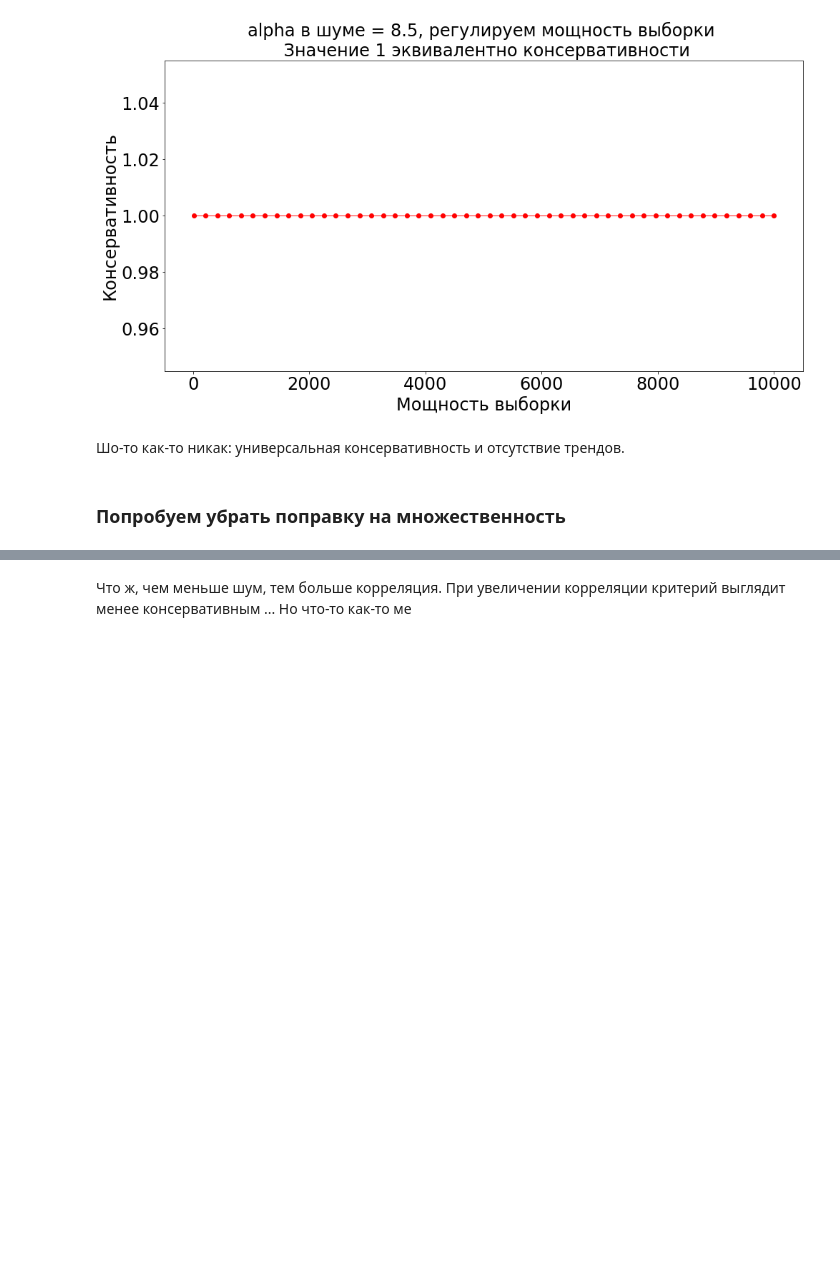
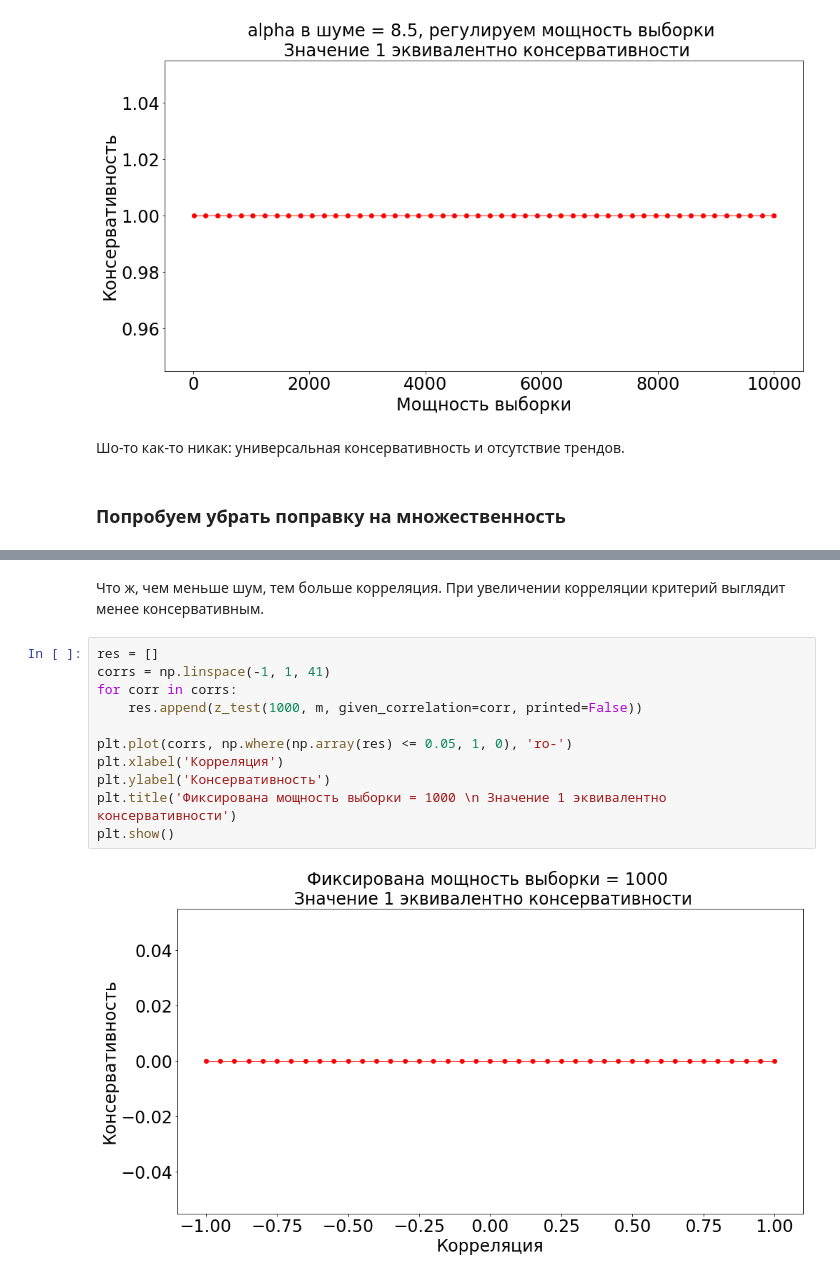
Before and after one commit to puchkovki/psad, a Jupyter notebook: labs/lab2/task1.ipynb, the cells around one changed output, grey strips where cells are left out. Saved outputs shown, nothing was run; the diff lists cells and outputs as text; blank space fills up the shorter version.

```diff
--- a/labs/lab2/task1.ipynb
+++ b/labs/lab2/task1.ipynb
@@ -249,2 +250,15 @@ plt.show()
 # %% [markdown]
-Что ж, чем меньше шум, тем больше корреляция. При увеличении корреляции критерий выглядит менее консервативным ... Но что-то как-то ме
+Что ж, чем меньше шум, тем больше корреляция. При увеличении корреляции критерий выглядит менее консервативным.
+# %%
+res = []
+corrs = np.linspace(-1, 1, 41)
+for corr in corrs:
+    res.append(z_test(1000, m, given_correlation=corr, printed=False))
+
+plt.plot(corrs, np.where(np.array(res) <= 0.05, 1, 0), 'ro-')
+plt.xlabel('Корреляция')
+plt.ylabel('Консервативность')
+plt.title('Фиксирована мощность выборки = 1000 \n Значение 1 эквивалентно консервативности')
+plt.show()
+# %% [output]
+[figure, added]
```
Also changed, not shown: parts of 16 cells of this notebook.
